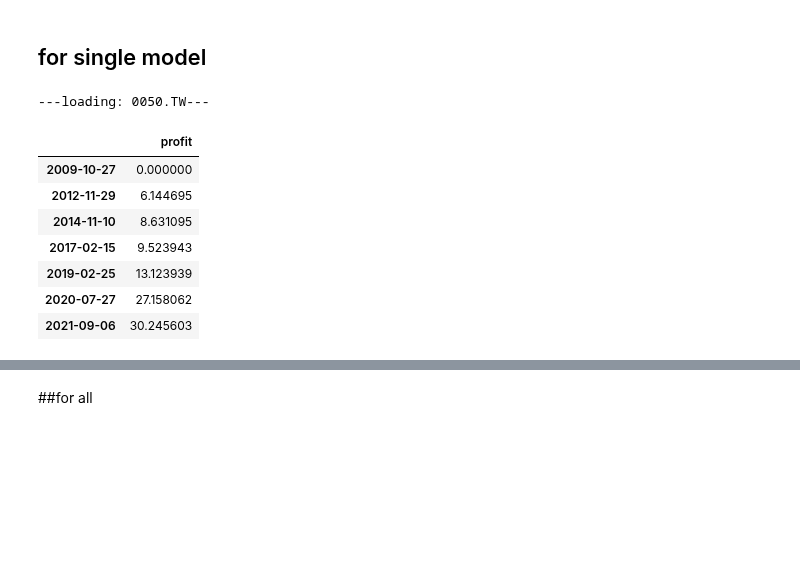
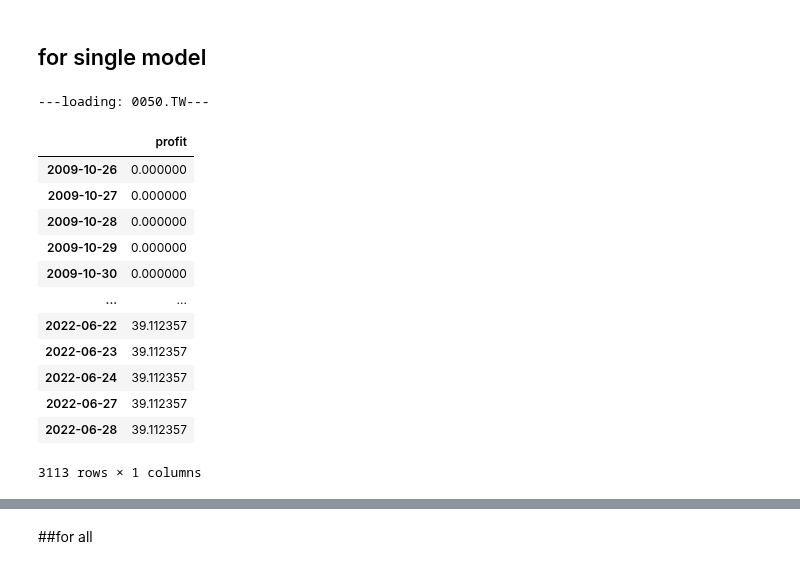
Before and after one commit to benson85560/yuanta, a Jupyter notebook: Pct_change_Strategy.ipynb, the cells around one changed output, grey strips where cells are left out. Cells and saved outputs as stored; diff of their text form; code cells hidden in the pictures; blank space fills up the shorter version.

```diff
--- a/Pct_change_Strategy.ipynb
+++ b/Pct_change_Strategy.ipynb
@@ -1008,6 +1008,8 @@ optResult.sort_values(['win_ratio', 'ret'], ascending = False)
 # %% [markdown]
 ## for single model
 # %%
+# testing
+
 opt_pct = 35
 opt_earn = 14 * 0.1
 opt_loss = 7 * 0.1
@@ -1042,16 +1044,16 @@ sell_win = []
 sell_lose = []
 #--------#
 timeList = []
-profit_list = [0]
-profit_fee_list = [0]
+profit_list = []
+profit_fee_list = []
 
 
 for i in range(len(df)):
 
-    if first == 0:
-        timeList.append(df.index[i+1])
-        first = 1
-        continue
+    # if first == 0:
+    #     timeList.append(df.index[i+1])
+    #     first = 1
+    #     continue
 
     if i == len(df)-1:
         break
@@ -1061,21 +1063,25 @@ for i in range(len(df)):
       # 除息日
     if df[symbol][i] > 0 and abs(df['pct_30'][i]) > abs(df['pct_30'][i-1]) * 1.5 and BS == None: # and abs(df['pct_30'][i]) > abs(df['pct_30'][i-1]) * 3
         BS = 'OK'
+        timeList.append(df.index[i])
+        profit_list.append(0)
         continue
 
       # buy
     if BS == 'OK' and df['pct_1'][i] > 0: # 等反轉再進場
-        temp = df['close'][i+1]
+        temp = df['close'][i]
         tempSize = money / temp
         BS = 'B'
         buy.append(i+1)
-        stopLoss = df['SAR'][i+1] * opt_loss
-        stopEarn = df['close'][i+1] + (abs((df['close'][i+1] - df['SAR'][i+1])) * opt_earn)
+        stopLoss = df['SAR'][i] * opt_loss
+        stopEarn = df['close'][i] + (abs((df['close'][i] - df['SAR'][i])) * opt_earn)
+        timeList.append(df.index[i])
+        profit_list.append(0)
         continue
 
     # 極端值停利
     if df['pct_1'][i] > 0.07 and df['close'][i] > temp and BS == 'B':
-        profit = tempSize * (df['close'][i] - temp)
+        profit = tempSize * (df['close'][i] - df['close'][i-1])
         profit_fee = profit - money*feeRate - (money+profit)*feeRate
         profit_fee_list.append(profit_fee)
         profit_list.append(profit)
@@ -1084,39 +1090,54 @@ for i in range(len(df)):
         BS=None
         continue
 
       # 停利
     if df['close'][i] > stopEarn and BS == 'B':
-        profit = tempSize * (df['close'][i+1] - temp)
+        profit = tempSize * (df['close'][i] - df['close'][i-1])
         profit_fee = profit - money*feeRate - (money+profit)*feeRate
         profit_fee_list.append(profit_fee)
         profit_list.append(profit)
         sell_win.append(i+1)
         timeList.append(df.index[i])
         BS=None
         continue
 
 
       # 停損
     if df['close'][i] < stopLoss and BS == 'B':
-        profit = tempSize * (df['close'][i+1] - temp)
+        profit = tempSize * (df['close'][i] - df['close'][i-1])
         profit_fee = profit - money*feeRate - (money+profit)*feeRate
         profit_fee_list.append(profit_fee)
         profit_list.append(profit)
         sell_lose.append(i+1)
         timeList.append(df.index[i])
         BS=None
         continue
 
+      # 買進期間計算利潤
+    if BS == 'B':
+        profit = tempSize * (df['close'][i] - df['close'][i-1])
+        timeList.append(df.index[i])
+        profit_list.append(profit)
+
+    else:
+        timeList.append(df.index[i])
+        profit_list.append(0)
+
 # equity = pd.DataFrame({'profit':profit_list}, index=timeList)
 equity = pd.DataFrame({'profit':np.cumsum(profit_list)}, index=timeList)
 equity
 # %% [output]
 ---loading: 0050.TW---
 |  | profit |
+| 2009-10-26 | 0.000000 |
 | 2009-10-27 | 0.000000 |
-| 2012-11-29 | 6.144695 |
-| 2014-11-10 | 8.631095 |
-| 2017-02-15 | 9.523943 |
-| 2019-02-25 | 13.123939 |
-| 2020-07-27 | 27.158062 |
-| 2021-09-06 | 30.245603 |
+| 2009-10-28 | 0.000000 |
+| 2009-10-29 | 0.000000 |
+| 2009-10-30 | 0.000000 |
+| ... | ... |
+| 2022-06-22 | 39.112357 |
+| 2022-06-23 | 39.112357 |
+| 2022-06-24 | 39.112357 |
+| 2022-06-27 | 39.112357 |
+| 2022-06-28 | 39.112357 |
+3113 rows × 1 columns
```
Also changed, not shown: parts of 13 cells of this notebook.
